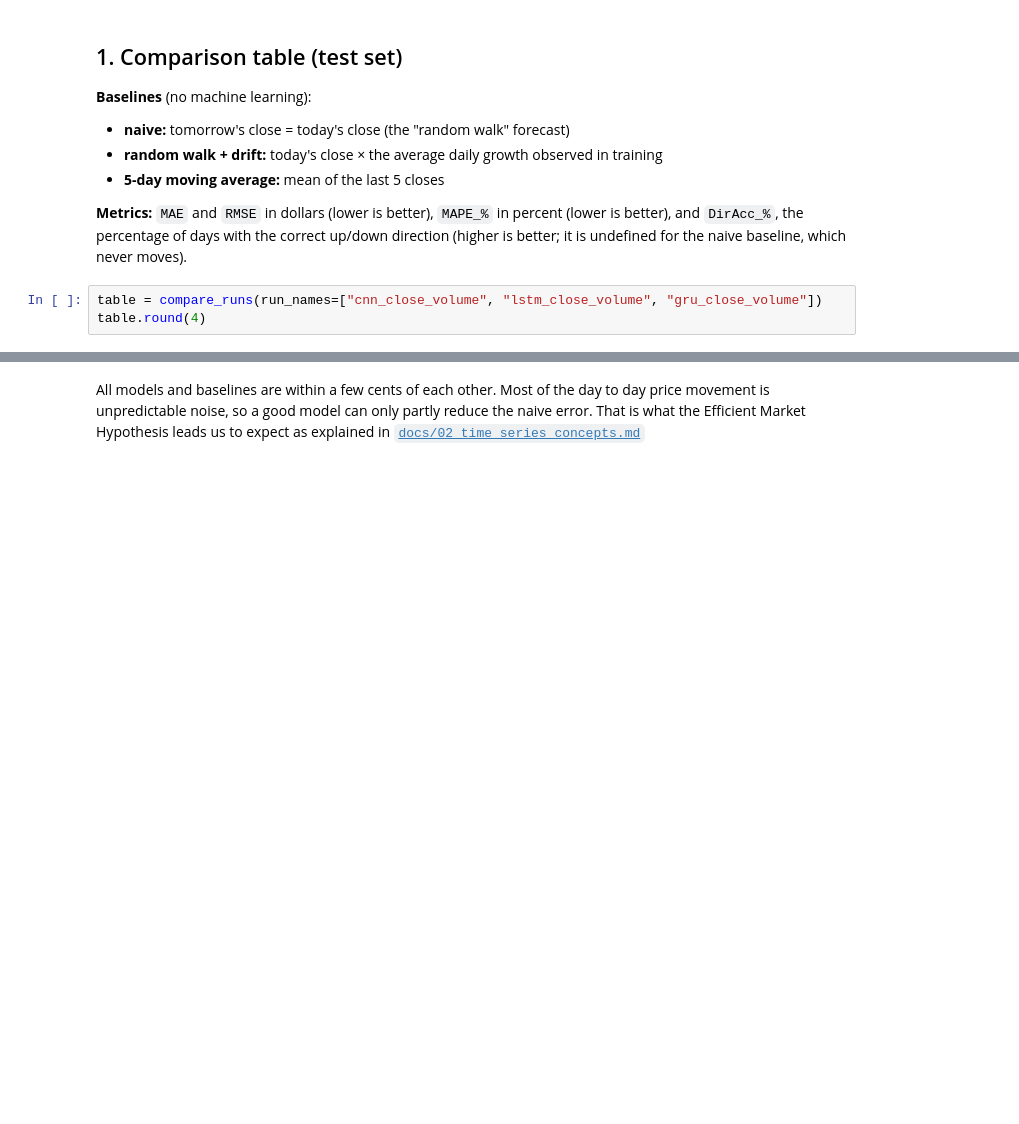
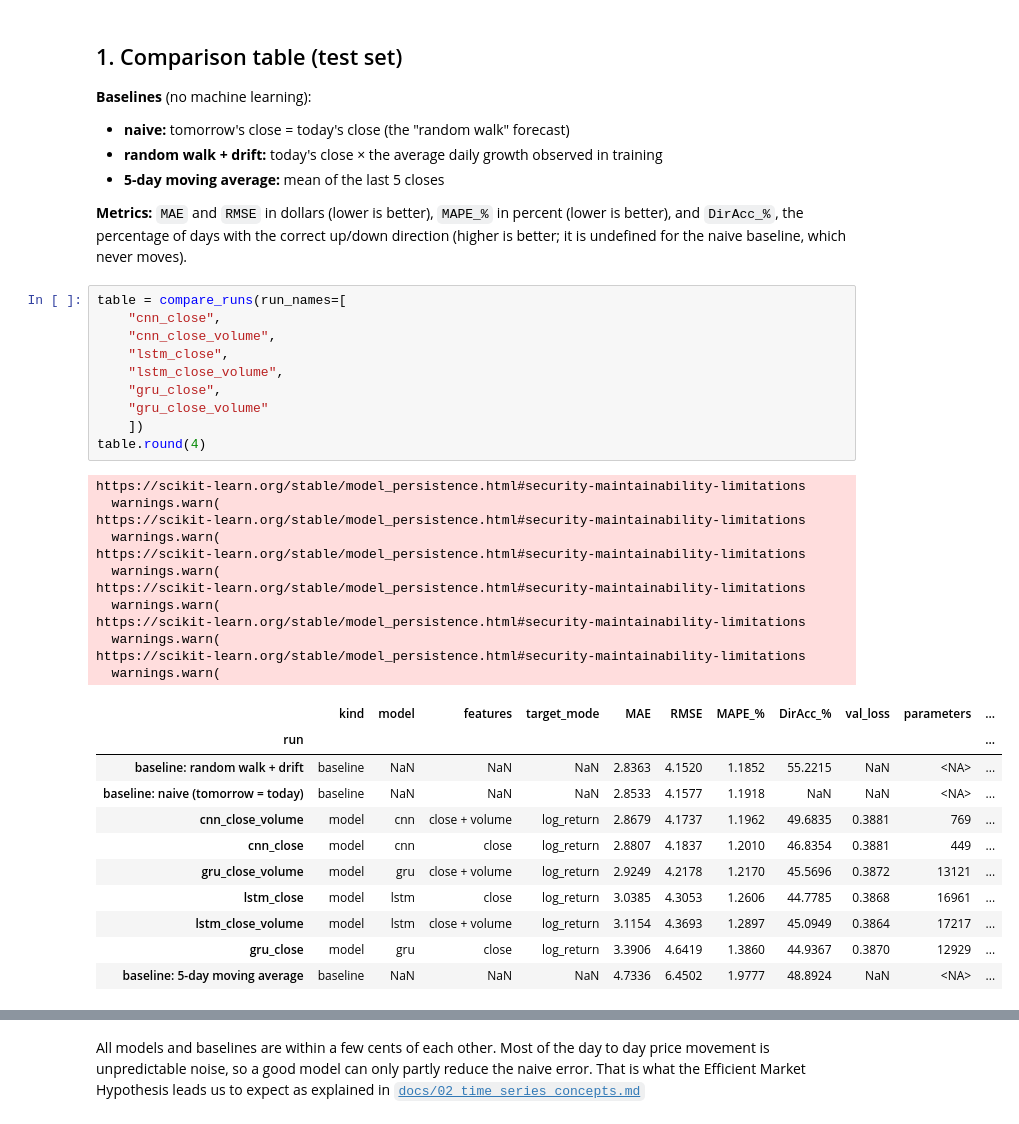
Before and after one commit to wences-psu/Stock_Price_DL, a Jupyter notebook: notebooks/04_evaluation.ipynb, the cells around one changed output, grey strips where cells are left out. Cells and saved outputs as stored; diff of their text form; blank space fills up the shorter version.

Commit message:
Complete model evaluation, deployment validation, and README documentation

```diff
--- a/notebooks/04_evaluation.ipynb
+++ b/notebooks/04_evaluation.ipynb
@@ -48,8 +112,39 @@ show_source(compare_runs)
 
 **Metrics:** `MAE` and `RMSE` in dollars (lower is better), `MAPE_%` in percent (lower is better), and `DirAcc_%`, the percentage of days with the correct up/down direction (higher is better; it is undefined for the naive baseline, which never moves).
 # %%
-table = compare_runs(run_names=["cnn_close_volume", "lstm_close_volume", "gru_close_volume"])
+table = compare_runs(run_names=[
+    "cnn_close",
+    "cnn_close_volume",
+    "lstm_close",
+    "lstm_close_volume",
+    "gru_close",
+    "gru_close_volume"
+    ])
 table.round(4)
+# %% [output]
+https://scikit-learn.org/stable/model_persistence.html#security-maintainability-limitations
+  warnings.warn(
+https://scikit-learn.org/stable/model_persistence.html#security-maintainability-limitations
+  warnings.warn(
+https://scikit-learn.org/stable/model_persistence.html#security-maintainability-limitations
+  warnings.warn(
+https://scikit-learn.org/stable/model_persistence.html#security-maintainability-limitations
+  warnings.warn(
+https://scikit-learn.org/stable/model_persistence.html#security-maintainability-limitations
+  warnings.warn(
+https://scikit-learn.org/stable/model_persistence.html#security-maintainability-limitations
+  warnings.warn(
+|  | kind | model | features | target_mode | MAE | RMSE | MAPE_% | DirAcc_% | val_loss | parameters | ... |
+| run |  |  |  |  |  |  |  |  |  |  | ... |
+| baseline: random walk + drift | baseline | NaN | NaN | NaN | 2.8363 | 4.1520 | 1.1852 | 55.2215 | NaN | <NA> | ... |
+| baseline: naive (tomorrow = today) | baseline | NaN | NaN | NaN | 2.8533 | 4.1577 | 1.1918 | NaN | NaN | <NA> | ... |
+| cnn_close_volume | model | cnn | close + volume | log_return | 2.8679 | 4.1737 | 1.1962 | 49.6835 | 0.3881 | 769 | ... |
+| cnn_close | model | cnn | close | log_return | 2.8807 | 4.1837 | 1.2010 | 46.8354 | 0.3881 | 449 | ... |
+| gru_close_volume | model | gru | close + volume | log_return | 2.9249 | 4.2178 | 1.2170 | 45.5696 | 0.3872 | 13121 | ... |
+| lstm_close | model | lstm | close | log_return | 3.0385 | 4.3053 | 1.2606 | 44.7785 | 0.3868 | 16961 | ... |
+| lstm_close_volume | model | lstm | close + volume | log_return | 3.1154 | 4.3693 | 1.2897 | 45.0949 | 0.3864 | 17217 | ... |
+| gru_close | model | gru | close | log_return | 3.3906 | 4.6419 | 1.3860 | 44.9367 | 0.3870 | 12929 | ... |
+| baseline: 5-day moving average | baseline | NaN | NaN | NaN | 4.7336 | 6.4502 | 1.9777 | 48.8924 | NaN | <NA> | ... |
 # %%
 fig = plotting.plot_metric_comparison(table, "RMSE")
 plotting.save_figure(fig, "comparison_rmse.png")
```
Also changed, not shown: parts of 10 cells of this notebook, 2 other files.
